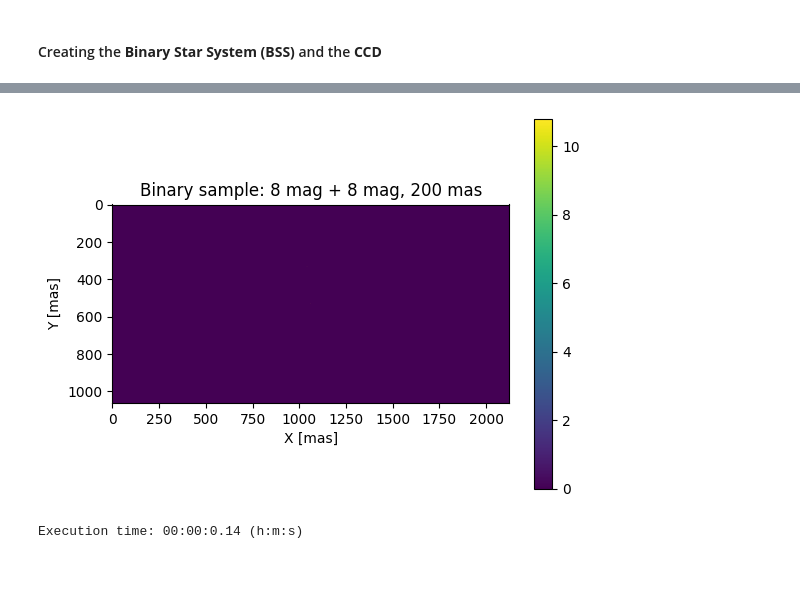
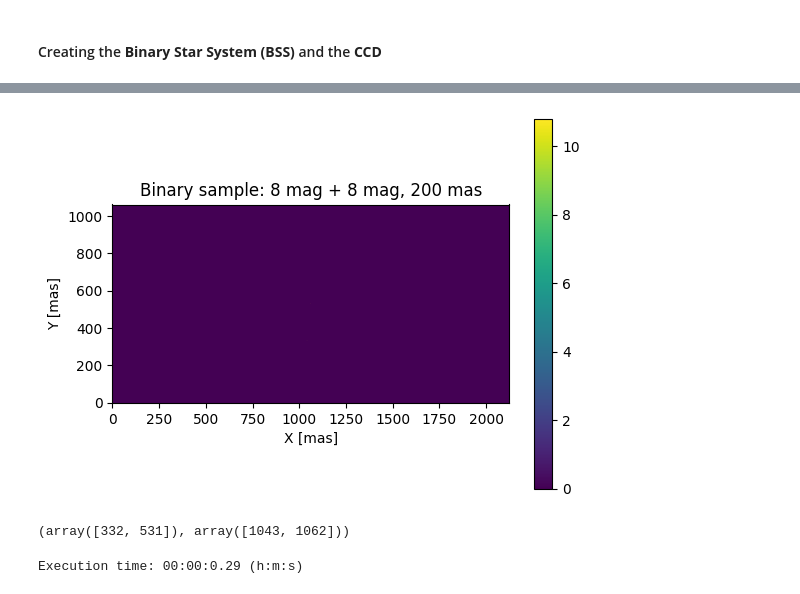
Before and after one commit to pietroferraiuolo/BINCAT, a Jupyter notebook: 01-psf-simulation.ipynb, the cells around one changed output, grey strips where cells are left out. Cells and saved outputs as stored; diff of their text form; code cells hidden in the pictures.

```diff
--- a/01-psf-simulation.ipynb
+++ b/01-psf-simulation.ipynb
@@ -73,11 +74,16 @@ ccd.display_psf()
 # %%
-map = bs.show_system(out=True)
+map = bs.show_system(out=True, origin='lower')
 # %% [output]
-[figure, old version]
+[figure, new version]
+# %%
+x,y = xp.np.where(map != 0)
+x,y
+# %% [output]
+(array([332, 531]), array([1043, 1062]))
 # %%
 cov_g = gpu_fft(image=map, kernel=ccd.psf, dtype=xp.double, normalize_kernel=True)
 # %% [output]
-Execution time: 00:00:0.14 (h:m:s)
+Execution time: 00:00:0.29 (h:m:s)
 # %%
 finview = rebinned(cov_g, axis_ratio=(1,3), rebin_factor=59)
 plt.imshow(finview, origin='lower', aspect='auto')
```
Also changed, not shown: parts of 7 cells of this notebook, 4 other files.
